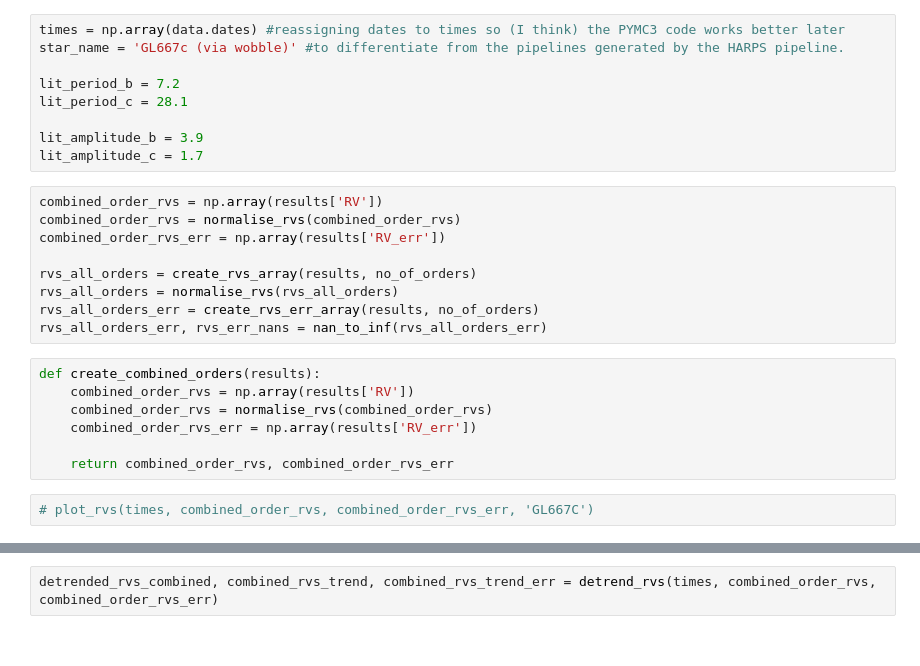
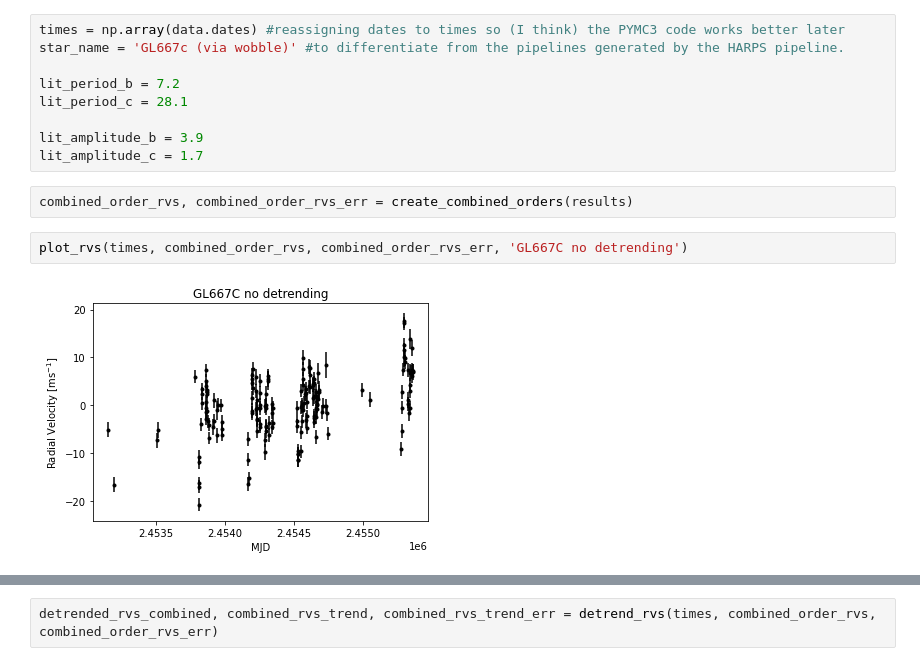
Before and after one commit to andrewjjolly/wobble_precision, a Jupyter notebook: scripts/wobble_precision_notebook.ipynb, the cells around one changed output, grey strips where cells are left out. Drawn from its saved outputs; the diff is of its cells as text.

```diff
--- a/scripts/wobble_precision_notebook.ipynb
+++ b/scripts/wobble_precision_notebook.ipynb
@@ -225,21 +222,9 @@ lit_period_c = 28.1
 
 lit_amplitude_b = 3.9
 lit_amplitude_c = 1.7
-# %%
-combined_order_rvs = np.array(results['RV'])
-combined_order_rvs = normalise_rvs(combined_order_rvs)
-combined_order_rvs_err = np.array(results['RV_err'])
-
-rvs_all_orders = create_rvs_array(results, no_of_orders)
-rvs_all_orders = normalise_rvs(rvs_all_orders)
-rvs_all_orders_err = create_rvs_err_array(results, no_of_orders)
-rvs_all_orders_err, rvs_err_nans = nan_to_inf(rvs_all_orders_err)
-# %%
-def create_combined_orders(results):
-    combined_order_rvs = np.array(results['RV'])
-    combined_order_rvs = normalise_rvs(combined_order_rvs)
-    combined_order_rvs_err = np.array(results['RV_err'])
-
-    return combined_order_rvs, combined_order_rvs_err
+# %%
+combined_order_rvs, combined_order_rvs_err = create_combined_orders(results)
 # %%
-# plot_rvs(times, combined_order_rvs, combined_order_rvs_err, 'GL667C')
+plot_rvs(times, combined_order_rvs, combined_order_rvs_err, 'GL667C no detrending')
+# %% [output]
+[figure, added]
```
Also changed, not shown: parts of 22 cells of this notebook, 2 other files.
